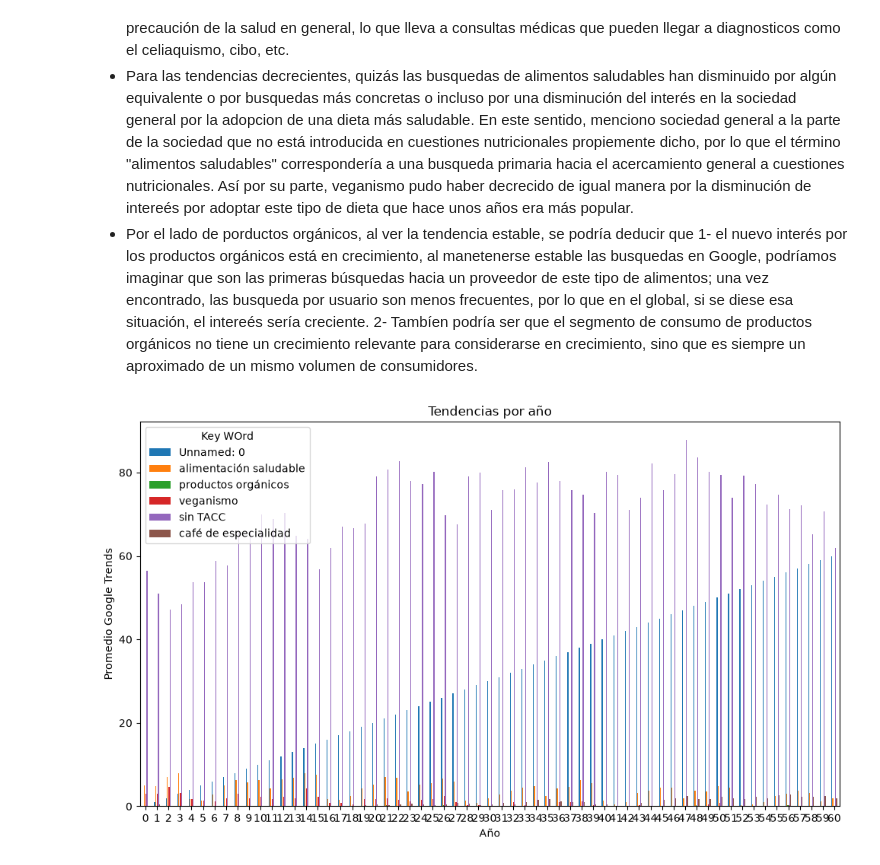
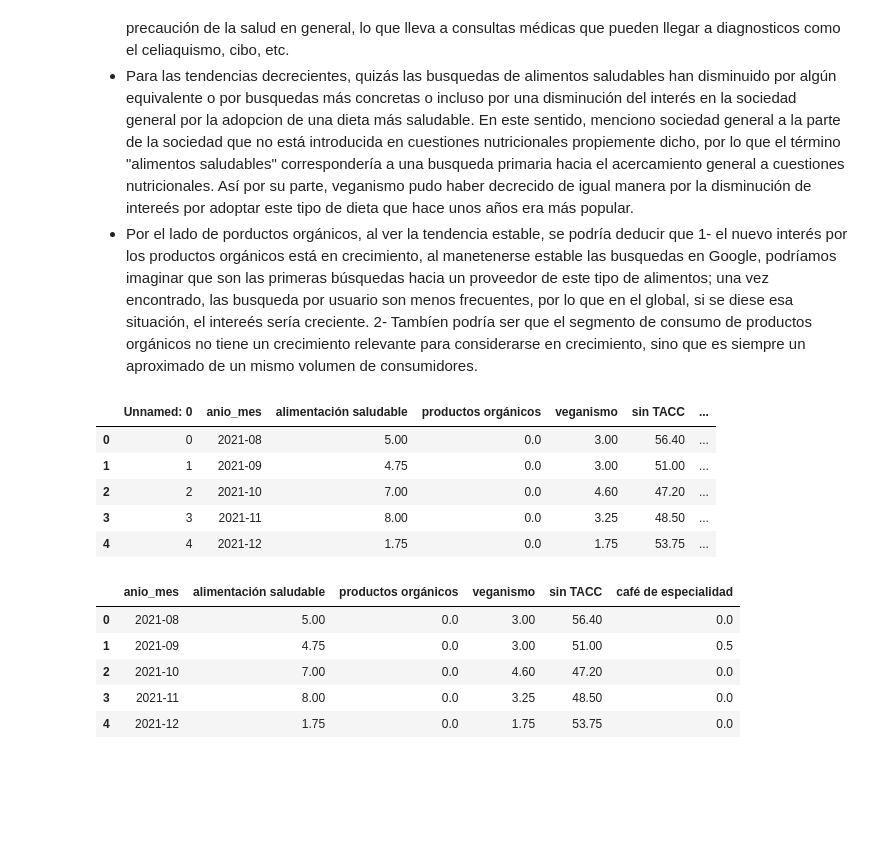
Before and after one commit to estebanler00/Ecofood-consulting, a Jupyter notebook: notebooks/extraccion_tendencias.ipynb, the cells around one changed output. Cells and saved outputs as stored; diff of their text form; code cells hidden in the pictures; blank space fills up the shorter version.

```diff
--- a/notebooks/extraccion_tendencias.ipynb
+++ b/notebooks/extraccion_tendencias.ipynb
@@ -172,20 +172,3 @@ Los resultados  muestran que las busquedas por términos de veganismo y alimento
 - Se podría deducir que el aumento en la tendencia de busqueda por las cafeterias de especialidad es por la moda creciente, mientas que los productos sin TACC podría verse en aumento por un deterioro en la salud gastoinstestinal general por los alimentos ultraprocesados o por un mayor interés en el cuidado y precaución de la salud en general, lo que lleva a consultas médicas que pueden llegar a diagnosticos como el celiaquismo, cibo, etc.
 - Para las tendencias decrecientes, quizás las busquedas de alimentos saludables han disminuido por algún equivalente o por busquedas más concretas o incluso por una disminución del interés en la sociedad general por la adopcion de una dieta más saludable. En este sentido, menciono sociedad general a la parte de la sociedad que no está introducida en cuestiones nutricionales propiemente dicho, por lo que el término "alimentos saludables" correspondería a una busqueda primaria hacia el acercamiento general a cuestiones nutricionales. Así por su parte, veganismo pudo haber decrecido de igual manera por la disminución de intereés por adoptar este tipo de dieta que hace unos años era más popular.
 - Por el lado de porductos orgánicos, al ver la tendencia estable, se podría deducir que 1- el nuevo interés por los productos orgánicos está en crecimiento, al manetenerse estable las busquedas en Google, podríamos imaginar que son las primeras búsquedas hacia un proveedor de este tipo de alimentos; una vez encontrado, las busqueda por usuario son menos frecuentes, por lo que en el global, si se diese esa situación, el intereés sería creciente. 2- Tambíen podría ser que el segmento de consumo de productos orgánicos no tiene un crecimiento relevante para considerarse en crecimiento, sino que es siempre un aproximado de un mismo volumen de consumidores.
-# %%
-# Gráficos de evolución de tendencias
-ruta_df_agrupado = "C:\\Users\\esteb\\Documents\\Esteban\\CURSOS\\Data-analisis-ComIT_ok\\proyecto-intermedio-okok\\Ecofood-consulting\\data\\processed\\google_trends_argentina_agrupado.csv"
-df_agrupado = pd.read_csv(ruta_df_agrupado)
-
-df_agrupado.plot(kind="bar", figsize=(10,6))
-
-plt.title("Tendencias por año")
-plt.xlabel("Año")
-plt.ylabel("Promedio Google Trends")
-plt.xticks(rotation=0)
-plt.legend(title="Key WOrd")
-
-plt.tight_layout()
-plt.show()
-# %% [output]
-[figure, removed]
@@ -191,0 +183,9 @@ plt.show()
+# %%
+df_agrupado.head()
+# %% [output]
+|  | Unnamed: 0 | anio_mes | alimentación saludable | productos orgánicos | veganismo | sin TACC | ... |
+| 0 | 0 | 2021-08 | 5.00 | 0.0 | 3.00 | 56.40 | ... |
+| 1 | 1 | 2021-09 | 4.75 | 0.0 | 3.00 | 51.00 | ... |
+| 2 | 2 | 2021-10 | 7.00 | 0.0 | 4.60 | 47.20 | ... |
+| 3 | 3 | 2021-11 | 8.00 | 0.0 | 3.25 | 48.50 | ... |
+| 4 | 4 | 2021-12 | 1.75 | 0.0 | 1.75 | 53.75 | ... |
@@ -191,0 +194,9 @@ plt.show()
+# %%
+df_agrupado.head()
+# %% [output]
+|  | anio_mes | alimentación saludable | productos orgánicos | veganismo | sin TACC | café de especialidad |
+| 0 | 2021-08 | 5.00 | 0.0 | 3.00 | 56.40 | 0.0 |
+| 1 | 2021-09 | 4.75 | 0.0 | 3.00 | 51.00 | 0.5 |
+| 2 | 2021-10 | 7.00 | 0.0 | 4.60 | 47.20 | 0.0 |
+| 3 | 2021-11 | 8.00 | 0.0 | 3.25 | 48.50 | 0.0 |
+| 4 | 2021-12 | 1.75 | 0.0 | 1.75 | 53.75 | 0.0 |
```
Also changed, not shown: parts of 4 cells of this notebook.
